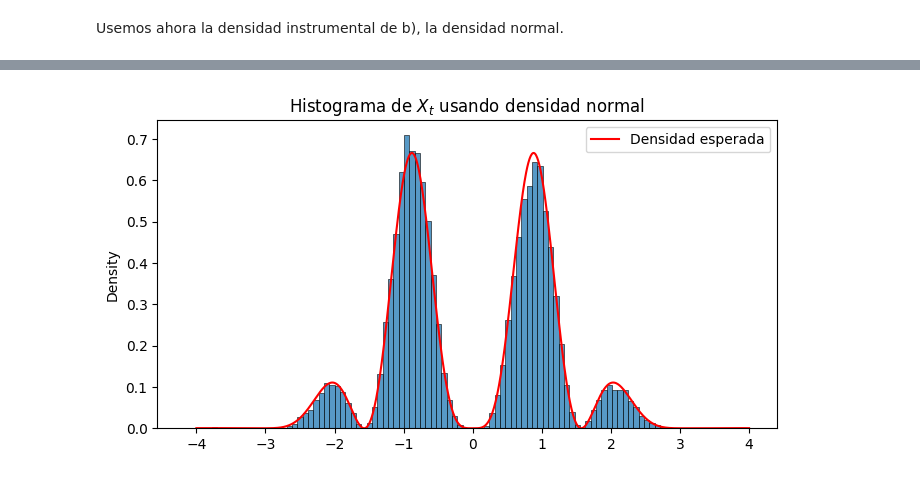
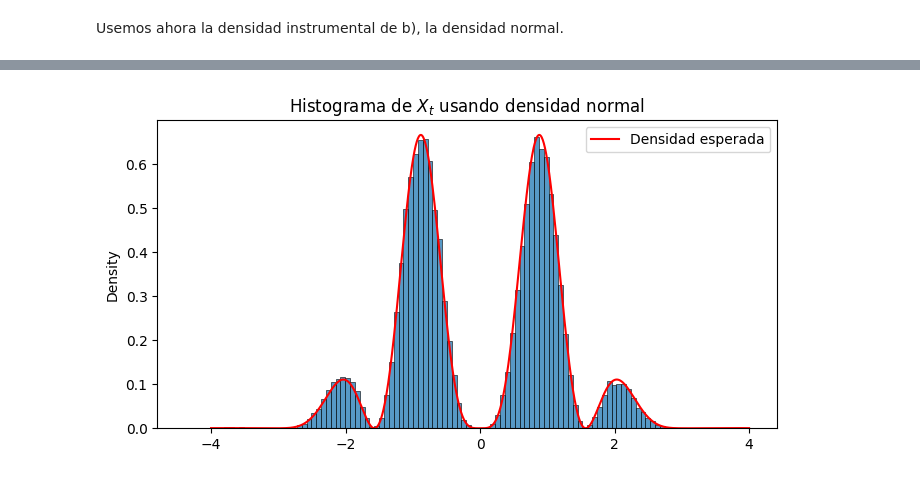
Before and after one commit to AlejandroVillazonG/MAT468, a Jupyter notebook: labs/lab5.ipynb, the cells around one changed output, grey strips where cells are left out. Cells and saved outputs as stored; diff of their text form; code cells hidden in the pictures.

```diff
--- a/labs/lab5.ipynb
+++ b/labs/lab5.ipynb
@@ -139,6 +139,9 @@ plt.legend(); plt.show()
 Usemos ahora la densidad instrumental de b), la densidad normal.
 # %%
 %%time
+x0 = -1      # punto partida
+N = 100_000 # número de simulaciones
+
 L_normal = MH(f,g_B,x0,N) # densidad normal
 L_normal
 # %% [output]
@@ -149,7 +152,7 @@ array([1.        , 0.62519129, 0.62519129, ..., 0.89560695, 0.89560695,
 # %%
 plt.figure(figsize = (8,4))
-sns.histplot(L_unif, bins = 100, stat = 'density')
+sns.histplot(L_normal, bins = 100, stat = 'density')
 sns.lineplot(x = puntos,y =  f(puntos) / 0.2329, c = 'red', zorder = 1, label = 'Densidad esperada')
 plt.title(f'Histograma de $X_t$ usando densidad normal');
 # %% [output]
-[figure, old version]
+[figure, new version]
```
Also changed, not shown: parts of 7 cells of this notebook.
